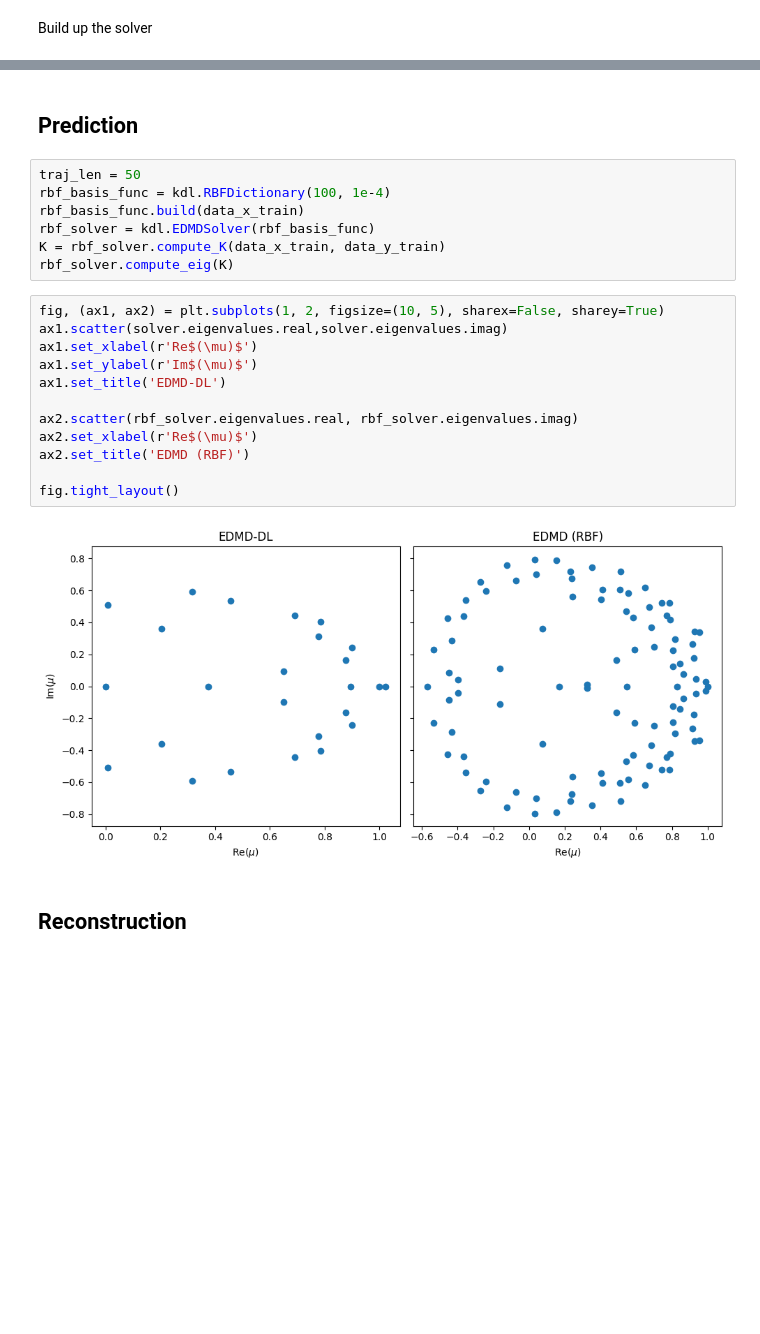
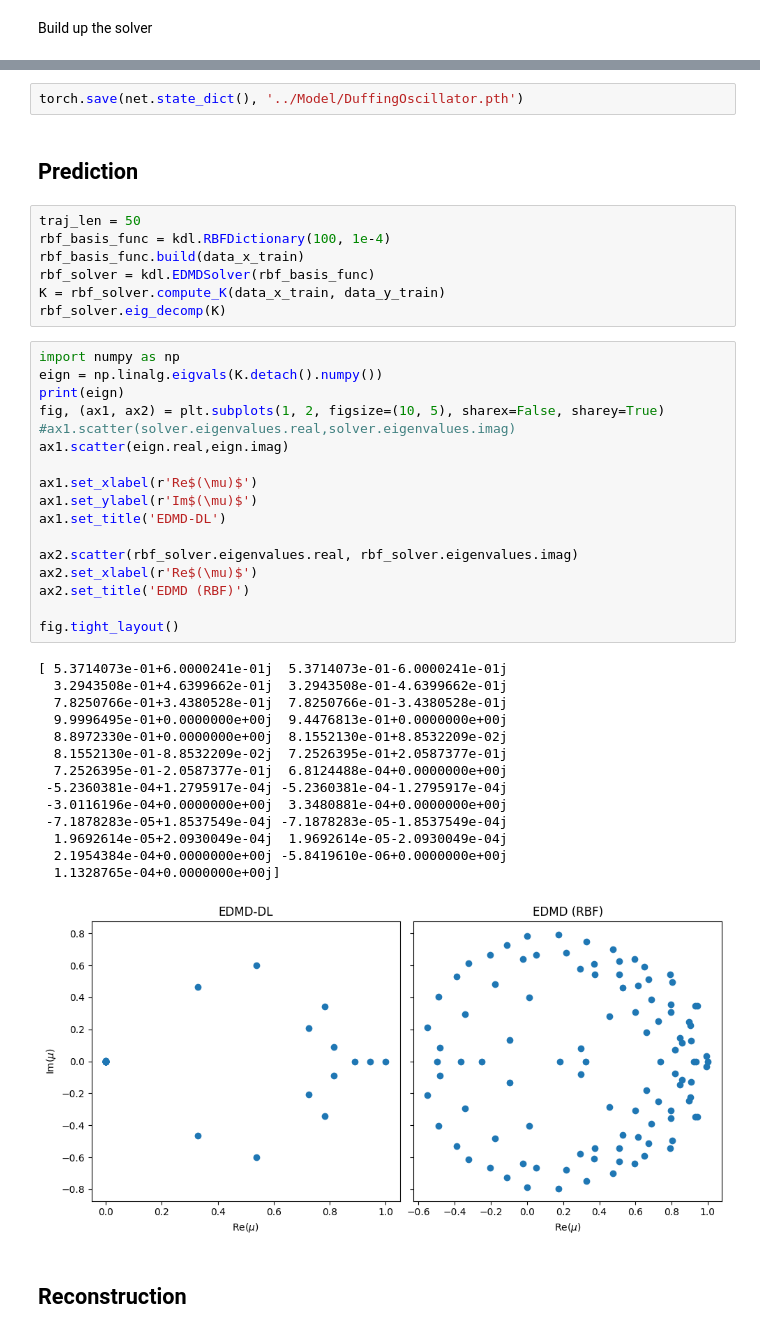
Before and after one commit to ReichtumQian/KoopmanDL, a Jupyter notebook: example/DuffingOscillator.ipynb, the cells around one changed output, grey strips where cells are left out. Drawn from its saved outputs; the diff is of its cells as text; blank space fills up the shorter version.

```diff
--- a/example/DuffingOscillator.ipynb
+++ b/example/DuffingOscillator.ipynb
@@ -88,3 +112,5 @@ solver.compute_eig(K)
+# %%
+torch.save(net.state_dict(), '../Model/DuffingOscillator.pth')
 # %% [markdown]
 ## Prediction
 # %%
@@ -93,21 +119,39 @@ rbf_basis_func = kdl.RBFDictionary(100, 1e-4)
 rbf_basis_func.build(data_x_train)
 rbf_solver = kdl.EDMDSolver(rbf_basis_func)
 K = rbf_solver.compute_K(data_x_train, data_y_train)
-rbf_solver.compute_eig(K)
+rbf_solver.eig_decomp(K)
 # %%
+import numpy as np
+eign = np.linalg.eigvals(K.detach().numpy())
+print(eign)
 fig, (ax1, ax2) = plt.subplots(1, 2, figsize=(10, 5), sharex=False, sharey=True)
-ax1.scatter(solver.eigenvalues.real,solver.eigenvalues.imag)
+#ax1.scatter(solver.eigenvalues.real,solver.eigenvalues.imag)
+ax1.scatter(eign.real,eign.imag)
+
 ax1.set_xlabel(r'Re$(\mu)$')
 ax1.set_ylabel(r'Im$(\mu)$')
 ax1.set_title('EDMD-DL')
 
 ax2.scatter(rbf_solver.eigenvalues.real, rbf_solver.eigenvalues.imag)
 ax2.set_xlabel(r'Re$(\mu)$')
 ax2.set_title('EDMD (RBF)')
 
 fig.tight_layout()
 # %% [output]
+[ 5.3714073e-01+6.0000241e-01j  5.3714073e-01-6.0000241e-01j
+  3.2943508e-01+4.6399662e-01j  3.2943508e-01-4.6399662e-01j
+  7.8250766e-01+3.4380528e-01j  7.8250766e-01-3.4380528e-01j
+  9.9996495e-01+0.0000000e+00j  9.4476813e-01+0.0000000e+00j
+  8.8972330e-01+0.0000000e+00j  8.1552130e-01+8.8532209e-02j
+  8.1552130e-01-8.8532209e-02j  7.2526395e-01+2.0587377e-01j
+  7.2526395e-01-2.0587377e-01j  6.8124488e-04+0.0000000e+00j
+ -5.2360381e-04+1.2795917e-04j -5.2360381e-04-1.2795917e-04j
+ -3.0116196e-04+0.0000000e+00j  3.3480881e-04+0.0000000e+00j
+ -7.1878283e-05+1.8537549e-04j -7.1878283e-05-1.8537549e-04j
+  1.9692614e-05+2.0930049e-04j  1.9692614e-05-2.0930049e-04j
+  2.1954384e-04+0.0000000e+00j -5.8419610e-06+0.0000000e+00j
+  1.1328765e-04+0.0000000e+00j]
-[figure, old version]
+[figure, new version]
 # %% [markdown]
 ## Reconstruction
 # %%
```
Also changed, not shown: parts of 3 cells of this notebook, 4 other files.
